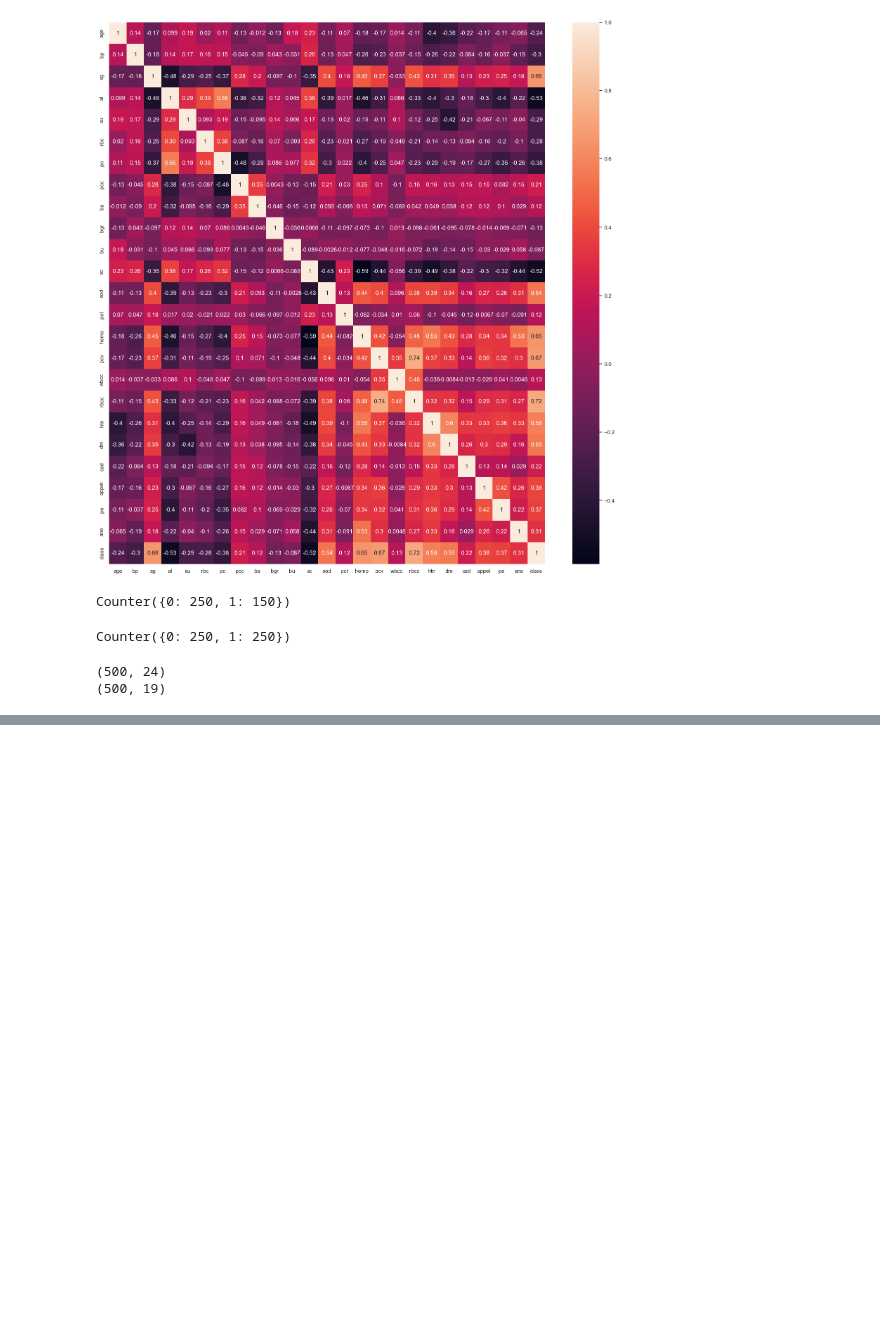
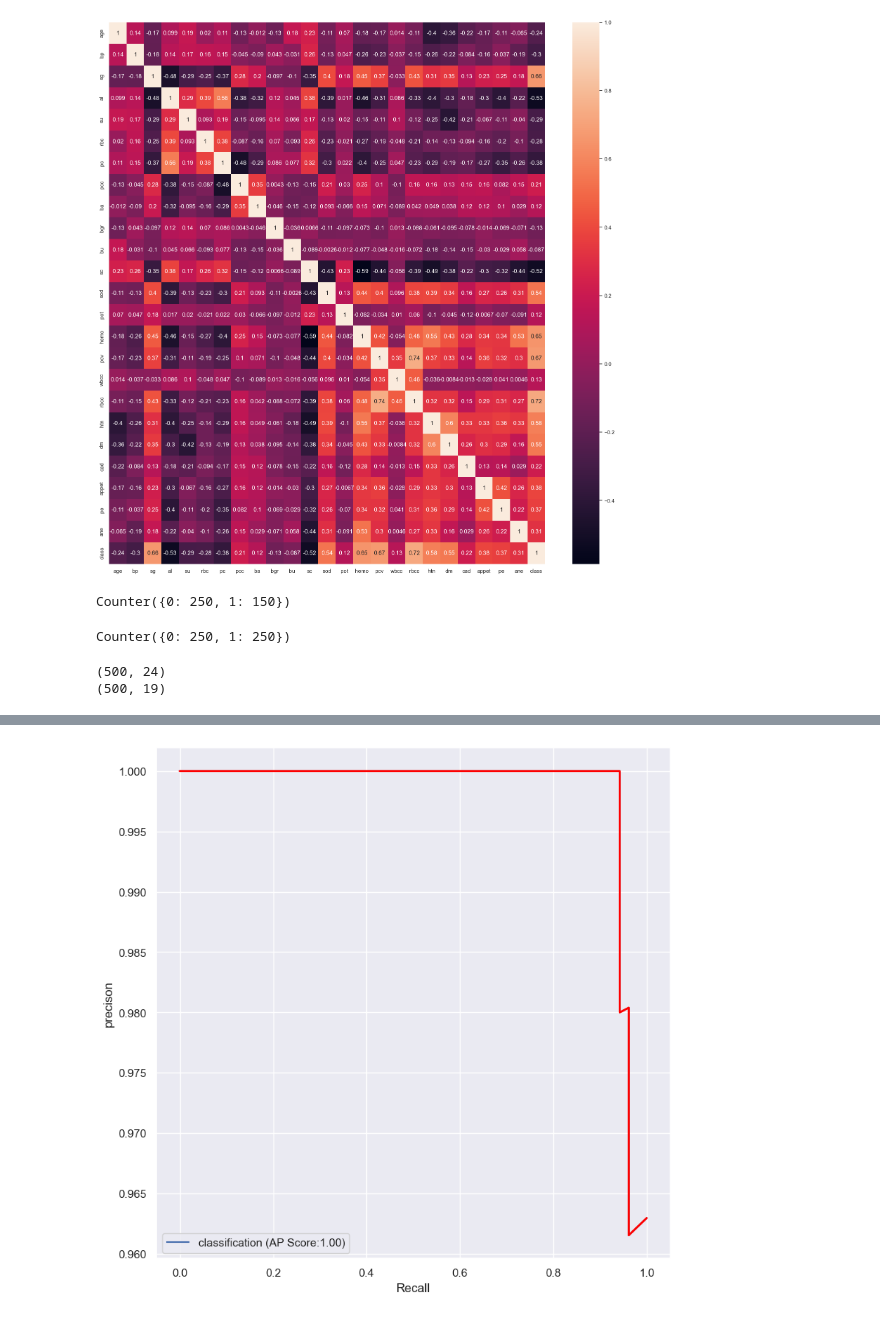
Before and after one commit to mizanurasif/Chronic-Kidney-Disease-Detection-using-ML, a Jupyter notebook: project.ipynb, the cells around one changed output, grey strips where cells are left out. Saved outputs shown, nothing was run; the diff lists cells and outputs as text; code cells hidden in the pictures; blank space fills up the shorter version.

```diff
--- a/project.ipynb
+++ b/project.ipynb
@@ -394,0 +438,3 @@ def plot_auc(t_y,p_y)
+# %%
+plot_precision_recall_curve_helper(y_test,model.predict(x_test,verbose=True))
+# %% [output]
@@ -394,0 +442 @@ def plot_auc(t_y,p_y)
+[figure, added]
```
Also changed, not shown: parts of 7 cells of this notebook.
